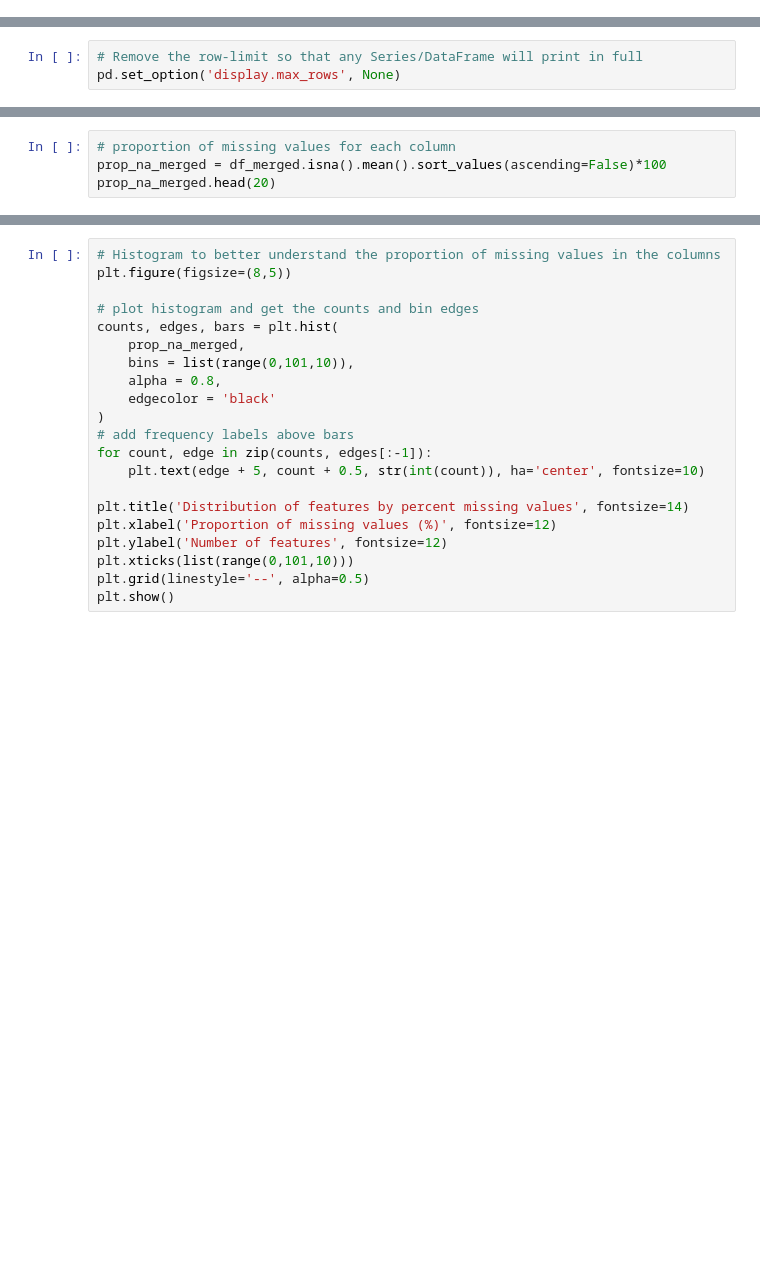
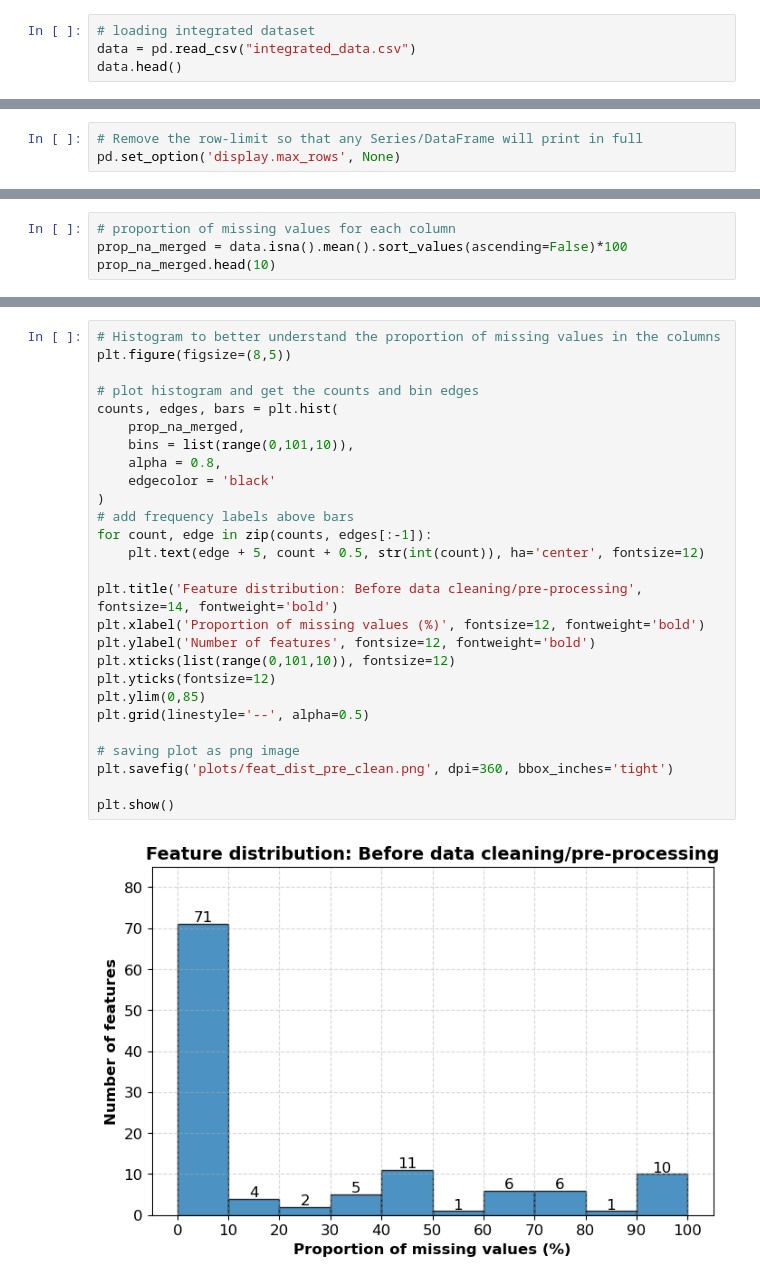
Before and after one commit to Leonidus1995/farmer-prices-forecasting, a Jupyter notebook: pre_processing.ipynb, the cells around one changed output, grey strips where cells are left out. Saved outputs shown, nothing was run; the diff lists cells and outputs as text; blank space fills up the shorter version.

Commit message:
modified pre-processing.ipynb file and added two images of plots.

```diff
--- a/pre_processing.ipynb
+++ b/pre_processing.ipynb
@@ -3,0 +6,4 @@ import matplotlib.pyplot as plt
+# %%
+# loading integrated dataset
+data = pd.read_csv("integrated_data.csv")
+data.head()
@@ -10,4 +62,4 @@ df_merged.isna().sum()
 # %%
 # proportion of missing values for each column
-prop_na_merged = df_merged.isna().mean().sort_values(ascending=False)*100
-prop_na_merged.head(20)
+prop_na_merged = data.isna().mean().sort_values(ascending=False)*100
+prop_na_merged.head(10)
@@ -14,24 +78,32 @@ prop_na_merged.head(20)
 # %%
 # Histogram to better understand the proportion of missing values in the columns
 plt.figure(figsize=(8,5))
 
 # plot histogram and get the counts and bin edges
 counts, edges, bars = plt.hist(
     prop_na_merged,
     bins = list(range(0,101,10)),
     alpha = 0.8,
     edgecolor = 'black'
 )
 # add frequency labels above bars
 for count, edge in zip(counts, edges[:-1]):
-    plt.text(edge + 5, count + 0.5, str(int(count)), ha='center', fontsize=10)
+    plt.text(edge + 5, count + 0.5, str(int(count)), ha='center', fontsize=12)
 
-plt.title('Distribution of features by percent missing values', fontsize=14)
-plt.xlabel('Proportion of missing values (%)', fontsize=12)
-plt.ylabel('Number of features', fontsize=12)
-plt.xticks(list(range(0,101,10)))
+plt.title('Feature distribution: Before data cleaning/pre-processing', fontsize=14, fontweight='bold')
+plt.xlabel('Proportion of missing values (%)', fontsize=12, fontweight='bold')
+plt.ylabel('Number of features', fontsize=12, fontweight='bold')
+plt.xticks(list(range(0,101,10)), fontsize=12)
+plt.yticks(fontsize=12)
+plt.ylim(0,85)
 plt.grid(linestyle='--', alpha=0.5)
+
+# saving plot as png image
+plt.savefig('plots/feat_dist_pre_clean.png', dpi=360, bbox_inches='tight')
+
 plt.show()
+# %% [output]
+[figure, added]
 # %% [markdown]
 Out of 117 features in the integrated dataset, 24 of them have missing values
 over 50%. Whereas, 75 features have missing values below 20%. There are 10 features
```
Also changed, not shown: parts of 37 cells of this notebook, 2 other files.
